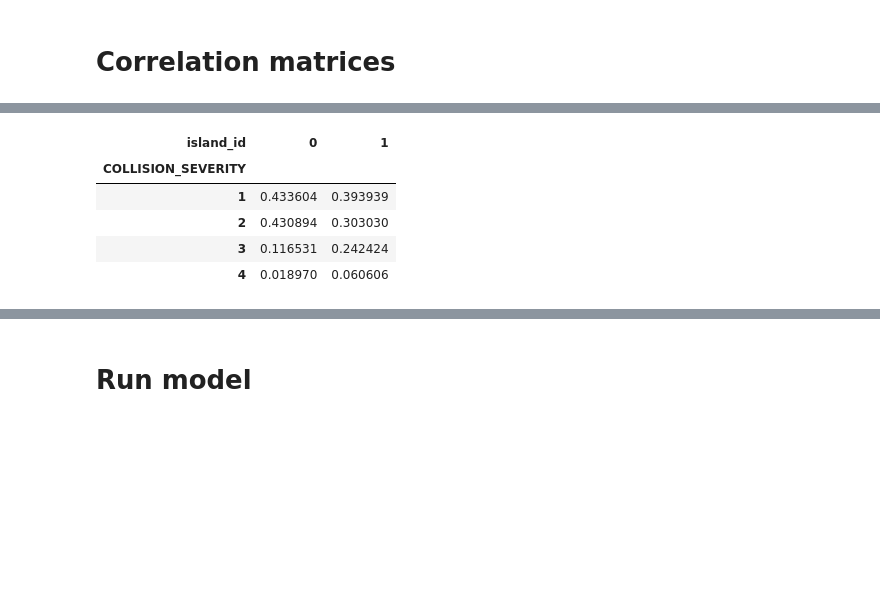
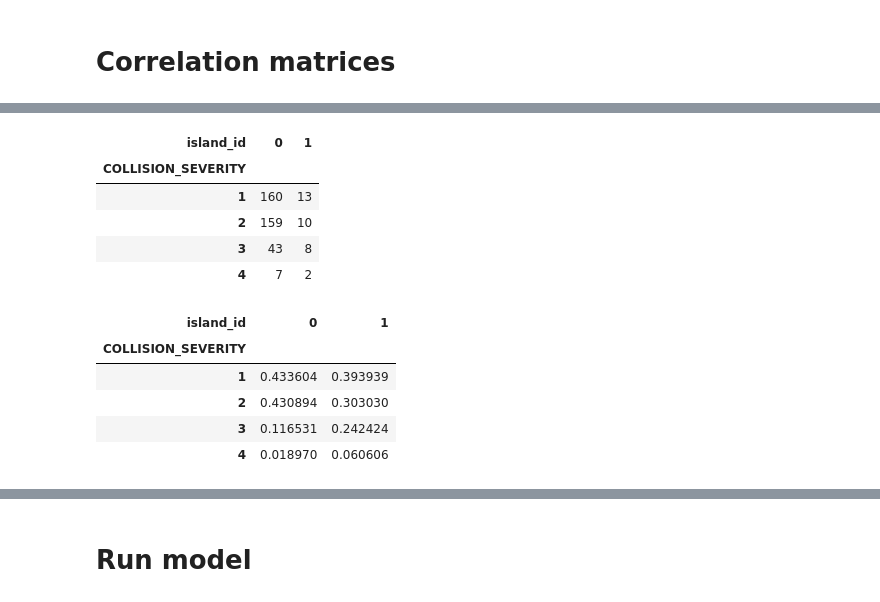
Before and after one commit to AnwarBaroudi/traffic_islands_study, a Jupyter notebook: crash_severity_model_2april.ipynb, the cells around one changed output, grey strips where cells are left out. Drawn from its saved outputs; the diff is of its cells as text; code cells hidden in the pictures; blank space fills up the shorter version.

```diff
--- a/crash_severity_model_2april.ipynb
+++ b/crash_severity_model_2april.ipynb
@@ -549,10 +565,17 @@ Name: proportion, dtype: float64
 # %%
-pd.crosstab(df['COLLISION_SEVERITY'], df['island_id'], normalize='columns')
+display(pd.crosstab(df['COLLISION_SEVERITY'], df['island_id']))
+display(pd.crosstab(df['COLLISION_SEVERITY'], df['island_id'], normalize='columns'))
 # %% [output]
 | island_id | 0 | 1 |
 | COLLISION_SEVERITY |  |  |
-| 1 | 0.433604 | 0.393939 |
-| 2 | 0.430894 | 0.303030 |
-| 3 | 0.116531 | 0.242424 |
-| 4 | 0.018970 | 0.060606 |
+| 1 | 160 | 13 |
+| 2 | 159 | 10 |
+| 3 | 43 | 8 |
+| 4 | 7 | 2 |
+| island_id | 0 | 1 |
+| COLLISION_SEVERITY |  |  |
+| 1 | 0.433604 | 0.393939 |
+| 2 | 0.430894 | 0.303030 |
+| 3 | 0.116531 | 0.242424 |
+| 4 | 0.018970 | 0.060606 |
 # %%
```
Also changed, not shown: parts of 9 cells of this notebook, 1 other file.
